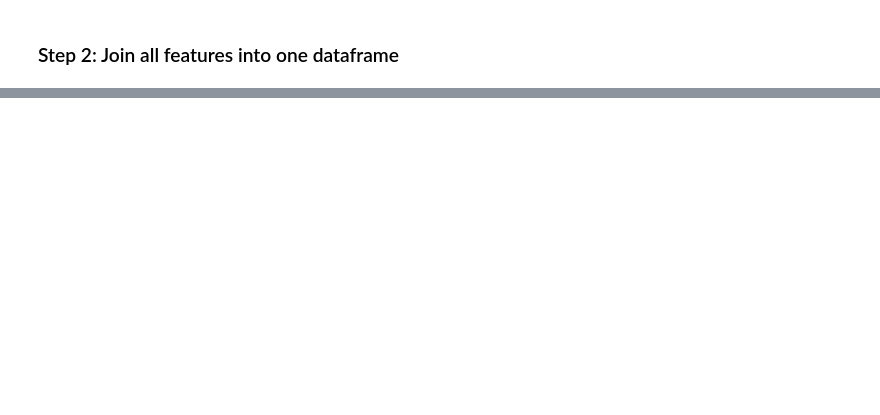
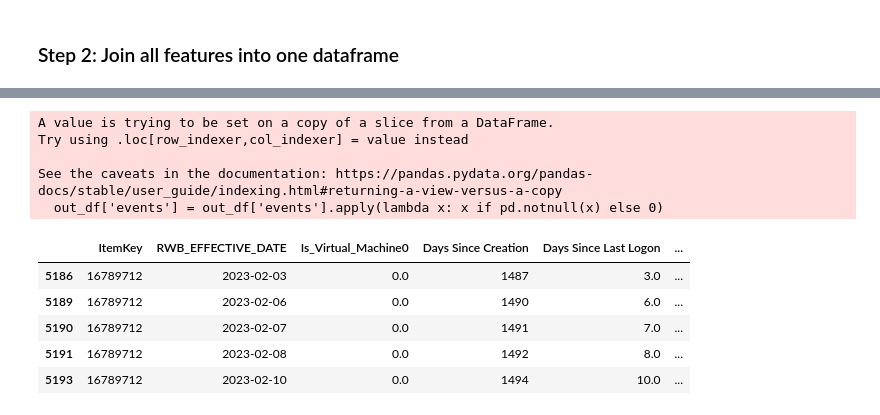
Before and after one commit to redgerly-umich/capstone_ff, a Jupyter notebook: FeatureEngineering/join_all_features.ipynb, the cells around one changed output, grey strips where cells are left out. Saved outputs shown, nothing was run; the diff lists cells and outputs as text; code cells hidden in the pictures; blank space fills up the shorter version.

```diff
--- a/FeatureEngineering/join_all_features.ipynb
+++ b/FeatureEngineering/join_all_features.ipynb
@@ -236,0 +266,38 @@ msno.matrix(final_df, labels=True)
+# %%
+def clean_joined_data(in_df):
+
+    # Drop columns with high null count and remove date features
+    high_nulls = ['num_updates', 'num_windows_64_os_updates','num_office_updates']
+    date_features = ['created_date', 'InstallDate00', 'LastBootUpTime00',
+                      'BIOS Release Date', 'LastHWScan']
+    cols_to_drop = high_nulls + date_features
+    out_df = in_df[[col for col in in_df.columns if col not in cols_to_drop]]
+
+    # If event data is NaN, let's assume the machine did not
+    # have an event for that day.
+    out_df['events'] = out_df['events'].apply(lambda x: x if pd.notnull(x) else 0)
+
+    # Drop rows with any NaN value
+    out_df = out_df.dropna(axis=0, how='any')
+
+    # Drop columns that have only one value
+    for col in out_df.columns:
+        if len(out_df[col].unique()) <= 1:
+            out_df = out_df.drop(col, axis=1)
+
+    return out_df
+
+cleaned_df = clean_joined_data(final_df)
+cleaned_df.head()
+# %% [output]
+A value is trying to be set on a copy of a slice from a DataFrame.
+Try using .loc[row_indexer,col_indexer] = value instead
+
+See the caveats in the documentation: https://pandas.pydata.org/pandas-docs/stable/user_guide/indexing.html#returning-a-view-versus-a-copy
+  out_df['events'] = out_df['events'].apply(lambda x: x if pd.notnull(x) else 0)
+|  | ItemKey | RWB_EFFECTIVE_DATE | Is_Virtual_Machine0 | Days Since Creation | Days Since Last Logon | ... |
+| 5186 | 16789712 | 2023-02-03 | 0.0 | 1487 | 3.0 | ... |
+| 5189 | 16789712 | 2023-02-06 | 0.0 | 1490 | 6.0 | ... |
+| 5190 | 16789712 | 2023-02-07 | 0.0 | 1491 | 7.0 | ... |
+| 5191 | 16789712 | 2023-02-08 | 0.0 | 1492 | 8.0 | ... |
+| 5193 | 16789712 | 2023-02-10 | 0.0 | 1494 | 10.0 | ... |
```
Also changed, not shown: parts of 18 cells of this notebook.
